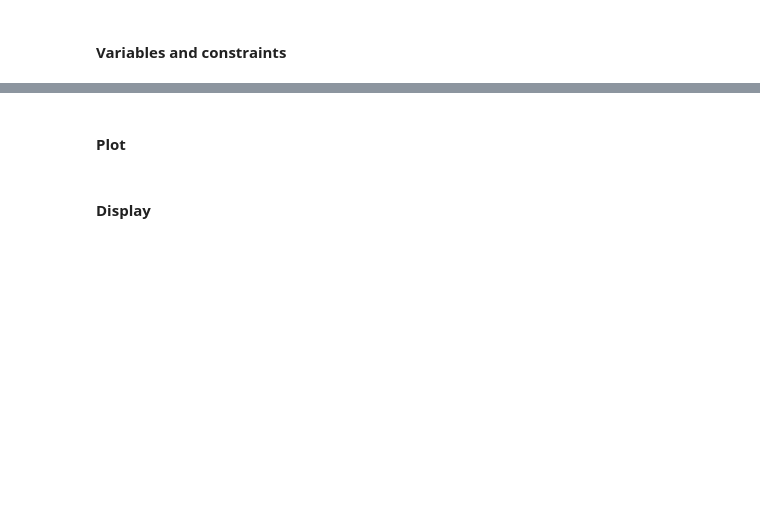
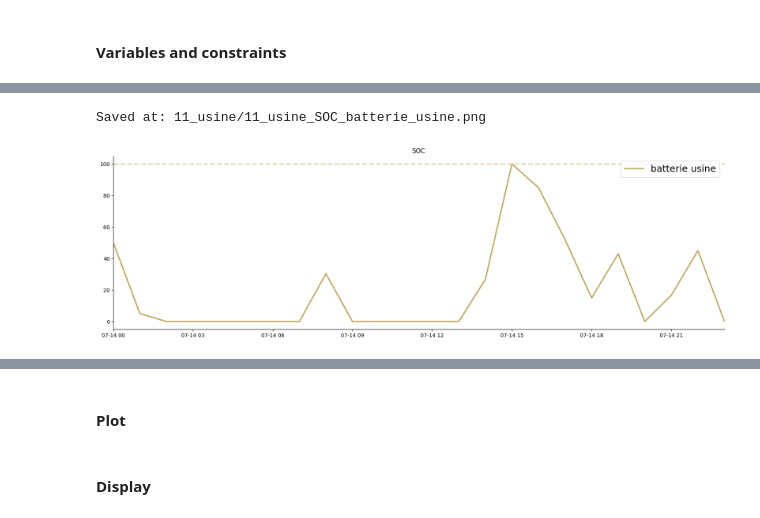
Before and after one commit to hortense-ronzani/EnerPyFlow, a Jupyter notebook: workflow.ipynb, the cells around one changed output, grey strips where cells are left out. Cells and saved outputs as stored; diff of their text form; code cells hidden in the pictures; blank space fills up the shorter version.

```diff
--- a/workflow.ipynb
+++ b/workflow.ipynb
@@ -45,0 +39,5 @@ H.hubs
+# %%
+H.plot_SOC(save=True)
+# %% [output]
+Saved at: 11_usine/11_usine_SOC_batterie_usine.png
+[figure, added]
```
Also changed, not shown: parts of 22 cells of this notebook, 2 other files.
